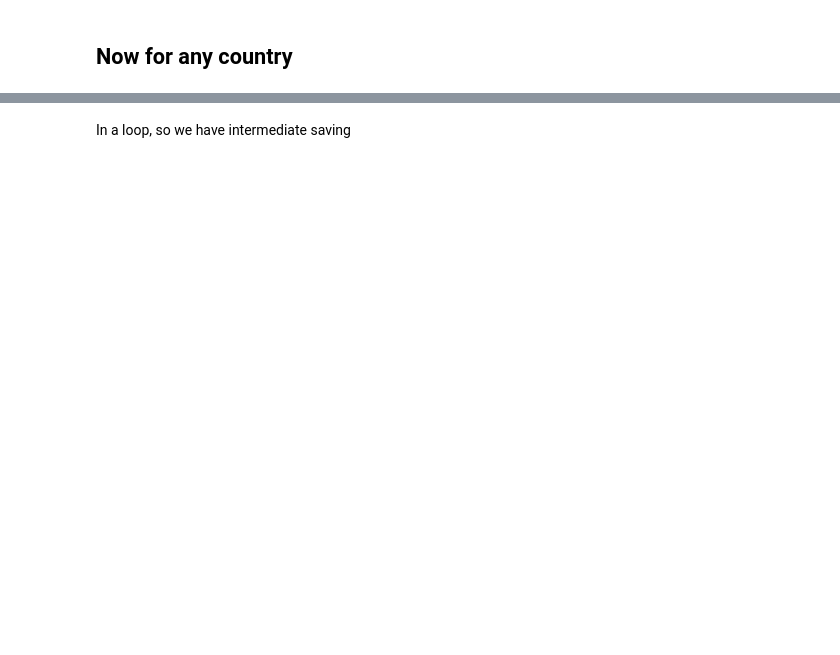
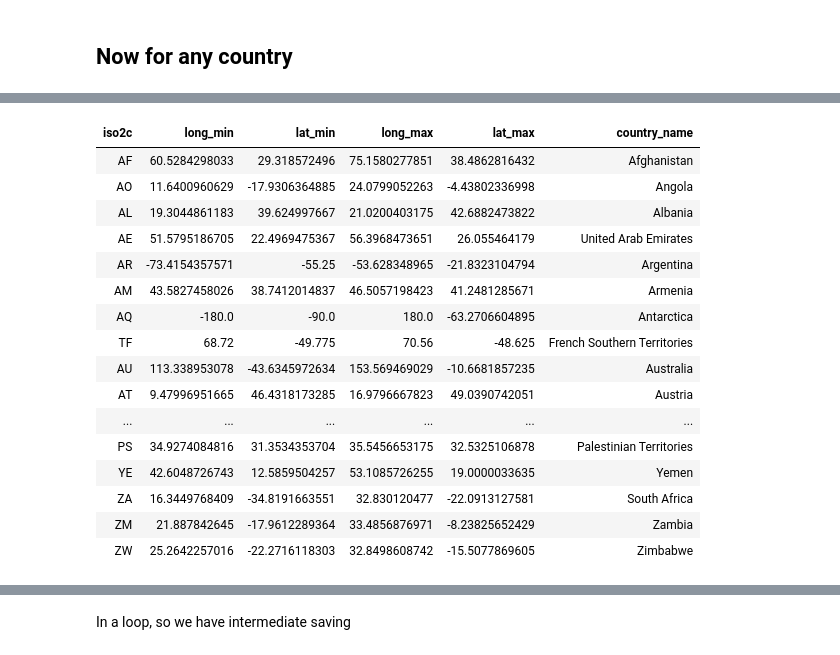
Before and after one commit to AugustT/BioHack_iNat, a Jupyter notebook: Getting_Random_Observers/src/inat_obs_subset_countrywise.ipynb, the cells around one changed output, grey strips where cells are left out. Saved outputs shown, nothing was run; the diff lists cells and outputs as text; code cells hidden in the pictures; blank space fills up the shorter version.

```diff
--- a/Getting_Random_Observers/src/inat_obs_subset_countrywise.ipynb
+++ b/Getting_Random_Observers/src/inat_obs_subset_countrywise.ipynb
@@ -188,3 +249,24 @@ drop observations of observers with less then 20 observers in the uk
 bounding_boxes <- sdf_sql(sc,"SELECT * FROM pieter.bounding_boxes") %>% sdf_collect()
 # %% [output]
 [interactive output not drawn]
+# %%
+%r
+SparkR::as.data.frame(bounding_boxes) %>% display
+# %% [output]
+| iso2c | long_min | lat_min | long_max | lat_max | country_name |
+| AF | 60.5284298033 | 29.318572496 | 75.1580277851 | 38.4862816432 | Afghanistan |
+| AO | 11.6400960629 | -17.9306364885 | 24.0799052263 | -4.43802336998 | Angola |
+| AL | 19.3044861183 | 39.624997667 | 21.0200403175 | 42.6882473822 | Albania |
+| AE | 51.5795186705 | 22.4969475367 | 56.3968473651 | 26.055464179 | United Arab Emirates |
+| AR | -73.4154357571 | -55.25 | -53.628348965 | -21.8323104794 | Argentina |
+| AM | 43.5827458026 | 38.7412014837 | 46.5057198423 | 41.2481285671 | Armenia |
+| AQ | -180.0 | -90.0 | 180.0 | -63.2706604895 | Antarctica |
+| TF | 68.72 | -49.775 | 70.56 | -48.625 | French Southern Territories |
+| AU | 113.338953078 | -43.6345972634 | 153.569469029 | -10.6681857235 | Australia |
+| AT | 9.47996951665 | 46.4318173285 | 16.9796667823 | 49.0390742051 | Austria |
+| ... | ... | ... | ... | ... | ... |
+| PS | 34.9274084816 | 31.3534353704 | 35.5456653175 | 32.5325106878 | Palestinian Territories |
+| YE | 42.6048726743 | 12.5859504257 | 53.1085726255 | 19.0000033635 | Yemen |
+| ZA | 16.3449768409 | -34.8191663551 | 32.830120477 | -22.0913127581 | South Africa |
+| ZM | 21.887842645 | -17.9612289364 | 33.4856876971 | -8.23825652429 | Zambia |
+| ZW | 25.2642257016 | -22.2716118303 | 32.8498608742 | -15.5077869605 | Zimbabwe |
```
Also changed, not shown: parts of 31 cells of this notebook.
